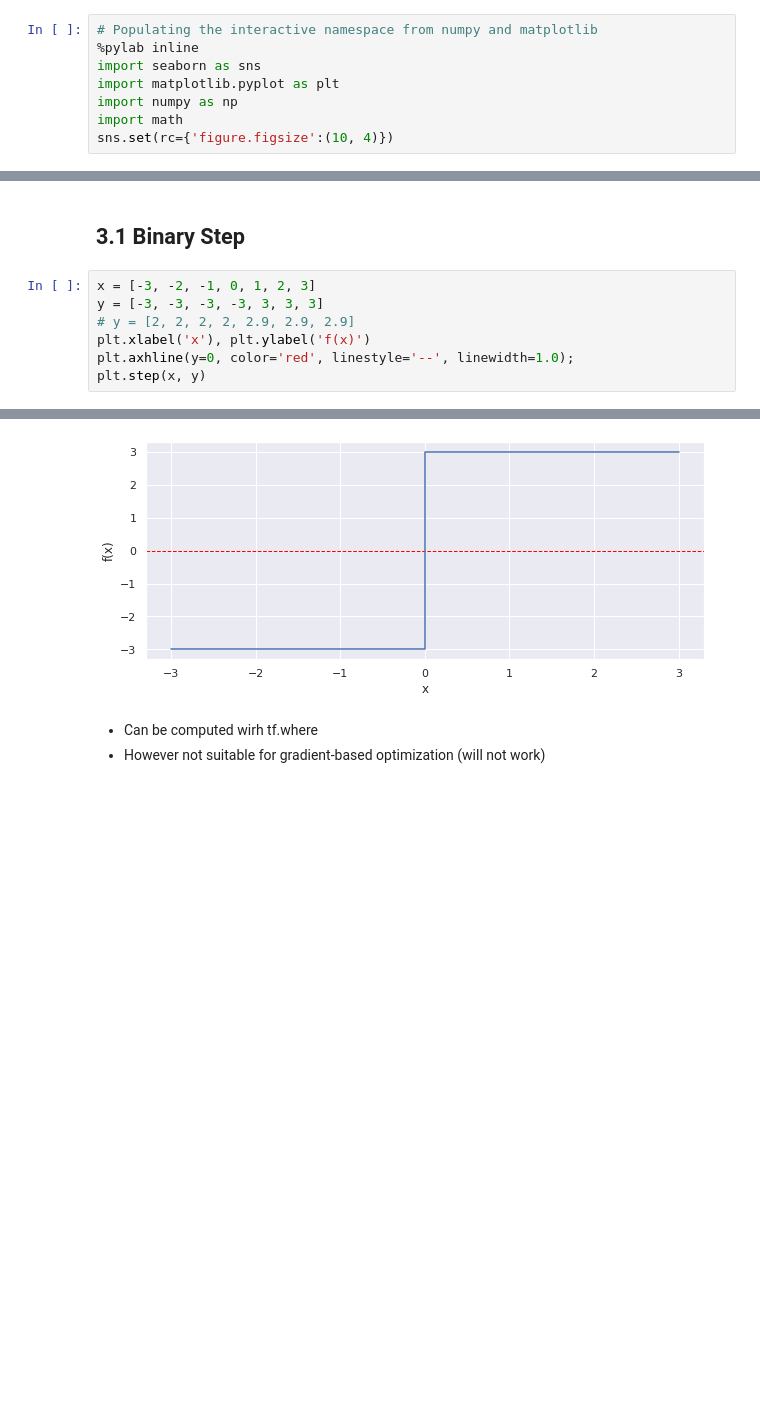
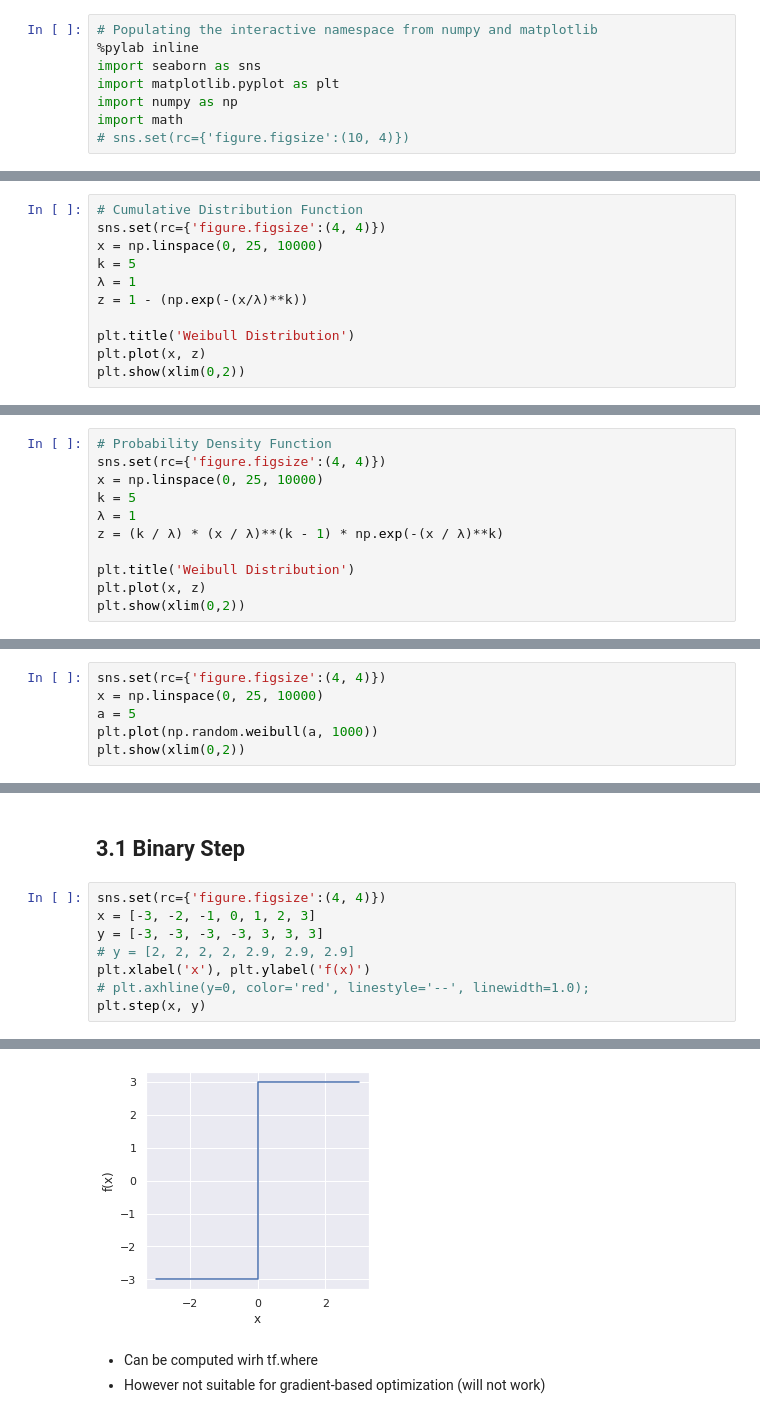
Before and after one commit to deltorobarba/sciences, a Jupyter notebook: activation.ipynb, the cells around one changed output, grey strips where cells are left out. Cells and saved outputs as stored; diff of their text form; blank space fills up the shorter version.

```diff
--- a/activation.ipynb
+++ b/activation.ipynb
@@ -52,7 +52,7 @@ import seaborn as sns
 import matplotlib.pyplot as plt
 import numpy as np
 import math
-sns.set(rc={'figure.figsize':(10, 4)})
+# sns.set(rc={'figure.figsize':(10, 4)})
 # %% [output]
 Populating the interactive namespace from numpy and matplotlib
 # %% [markdown]
@@ -178,0 +181,11 @@ plt.plot(np.exp(x) / np.sum(np.exp(x)))
+# %%
+# Cumulative Distribution Function
+sns.set(rc={'figure.figsize':(4, 4)})
+x = np.linspace(0, 25, 10000)
+k = 5
+λ = 1
+z = 1 - (np.exp(-(x/λ)**k))
+
+plt.title('Weibull Distribution')
+plt.plot(x, z)
+plt.show(xlim(0,2))
@@ -178,0 +194,11 @@ plt.plot(np.exp(x) / np.sum(np.exp(x)))
+# %%
+# Probability Density Function
+sns.set(rc={'figure.figsize':(4, 4)})
+x = np.linspace(0, 25, 10000)
+k = 5
+λ = 1
+z = (k / λ) * (x / λ)**(k - 1) * np.exp(-(x / λ)**k)
+
+plt.title('Weibull Distribution')
+plt.plot(x, z)
+plt.show(xlim(0,2))
@@ -178,0 +207,6 @@ plt.plot(np.exp(x) / np.sum(np.exp(x)))
+# %%
+sns.set(rc={'figure.figsize':(4, 4)})
+x = np.linspace(0, 25, 10000)
+a = 5
+plt.plot(np.random.weibull(a, 1000))
+plt.show(xlim(0,2))
@@ -301,15 +371,16 @@ plt.plot(x * ((1 / (1 + np.exp(-x))) * (beta * x)))
 # %% [markdown]
 ## 3.1 Binary Step
 # %%
+sns.set(rc={'figure.figsize':(4, 4)})
 x = [-3, -2, -1, 0, 1, 2, 3]
 y = [-3, -3, -3, -3, 3, 3, 3]
 # y = [2, 2, 2, 2, 2.9, 2.9, 2.9]
 plt.xlabel('x'), plt.ylabel('f(x)')
-plt.axhline(y=0, color='red', linestyle='--', linewidth=1.0);
+# plt.axhline(y=0, color='red', linestyle='--', linewidth=1.0);
 plt.step(x, y)
 # %% [output]
 [<matplotlib.lines.Line2D at 0x...>]
-[figure, old version]
+[figure, new version]
 # %% [markdown]
 * Can be computed wirh tf.where
 * However not suitable for gradient-based optimization (will not work)
```
Also changed, not shown: parts of 7 cells of this notebook.
